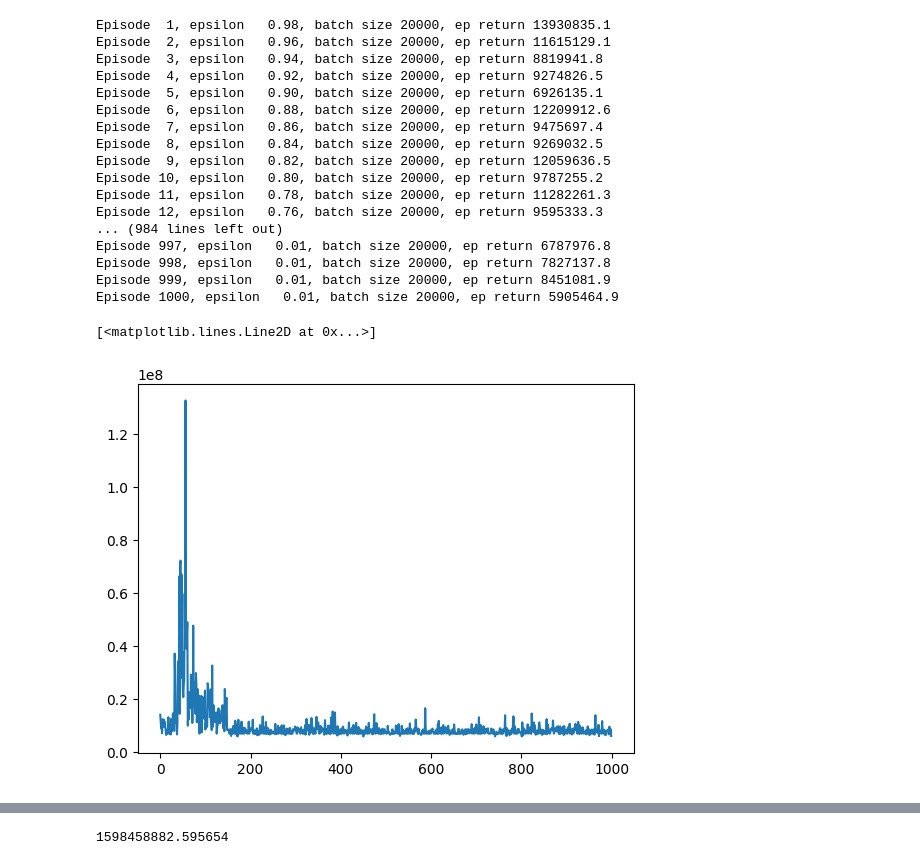
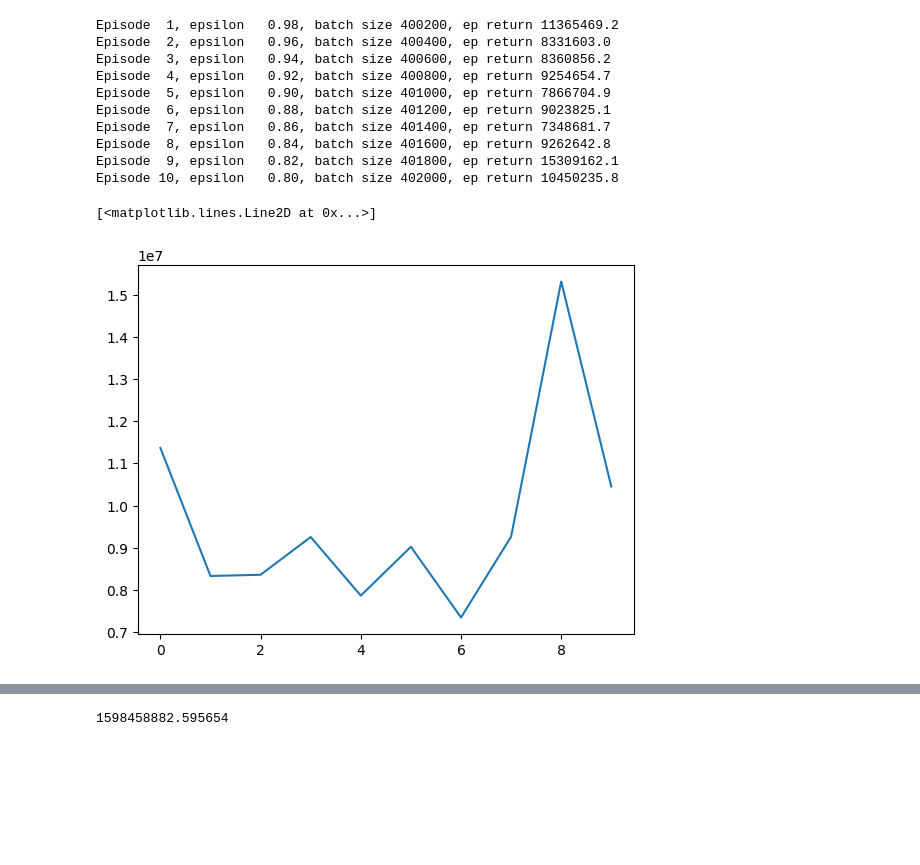
Before and after one commit to RL-MVA-2024-25/mva-rl-assignment-Inirius, a Jupyter notebook: src/test.ipynb, the cells around one changed output, grey strips where cells are left out. Saved outputs shown, nothing was run; the diff lists cells and outputs as text; code cells hidden in the pictures; blank space fills up the shorter version.

```diff
--- a/src/test.ipynb
+++ b/src/test.ipynb
@@ -14,7 +14,7 @@ agent = ProjectAgent()
 env = TimeLimit(
     env=HIVPatient(domain_randomization=True), max_episode_steps=200
 )
-ep_return = agent.train(env, 1000)
-agent.save("model-HIV2.pth")
+ep_return = agent.train(env, 20)
+agent.save("model-HIV.pth")
 plt.plot(ep_return)
 # %% [output]
@@ -40,30 +43,23 @@ Episode 1000, epsilon   0.01, batch size 20000, ep return 2901161718.2
 # %%
 env = TimeLimit(
     env=HIVPatient(domain_randomization=False), max_episode_steps=200
 )
-ep_return = agent.train(env, 1000)
+ep_return = agent.train(env, 10)
 agent.save("model-HIV3.pth")
 plt.plot(ep_return)
 # %% [output]
-Episode  1, epsilon   0.98, batch size 20000, ep return 13930835.1
-Episode  2, epsilon   0.96, batch size 20000, ep return 11615129.1
-Episode  3, epsilon   0.94, batch size 20000, ep return 8819941.8
-Episode  4, epsilon   0.92, batch size 20000, ep return 9274826.5
-Episode  5, epsilon   0.90, batch size 20000, ep return 6926135.1
-Episode  6, epsilon   0.88, batch size 20000, ep return 12209912.6
-Episode  7, epsilon   0.86, batch size 20000, ep return 9475697.4
-Episode  8, epsilon   0.84, batch size 20000, ep return 9269032.5
-Episode  9, epsilon   0.82, batch size 20000, ep return 12059636.5
-Episode 10, epsilon   0.80, batch size 20000, ep return 9787255.2
-Episode 11, epsilon   0.78, batch size 20000, ep return 11282261.3
-Episode 12, epsilon   0.76, batch size 20000, ep return 9595333.3
-... (984 lines left out)
-Episode 997, epsilon   0.01, batch size 20000, ep return 6787976.8
-Episode 998, epsilon   0.01, batch size 20000, ep return 7827137.8
-Episode 999, epsilon   0.01, batch size 20000, ep return 8451081.9
-Episode 1000, epsilon   0.01, batch size 20000, ep return 5905464.9
+Episode  1, epsilon   0.98, batch size 400200, ep return 11365469.2
+Episode  2, epsilon   0.96, batch size 400400, ep return 8331603.0
+Episode  3, epsilon   0.94, batch size 400600, ep return 8360856.2
+Episode  4, epsilon   0.92, batch size 400800, ep return 9254654.7
+Episode  5, epsilon   0.90, batch size 401000, ep return 7866704.9
+Episode  6, epsilon   0.88, batch size 401200, ep return 9023825.1
+Episode  7, epsilon   0.86, batch size 401400, ep return 7348681.7
+Episode  8, epsilon   0.84, batch size 401600, ep return 9262642.8
+Episode  9, epsilon   0.82, batch size 401800, ep return 15309162.1
+Episode 10, epsilon   0.80, batch size 402000, ep return 10450235.8
 [<matplotlib.lines.Line2D at 0x...>]
-[figure, old version]
+[figure, new version]
 # %%
 obs, info = env.reset()
 done = False
```
Also changed, not shown: parts of 4 cells of this notebook, 2 other files.
